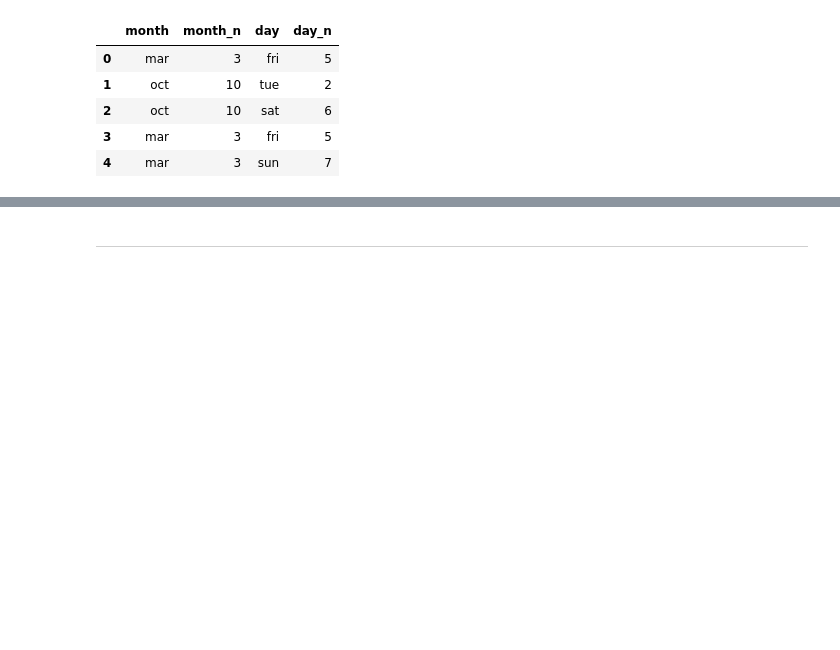
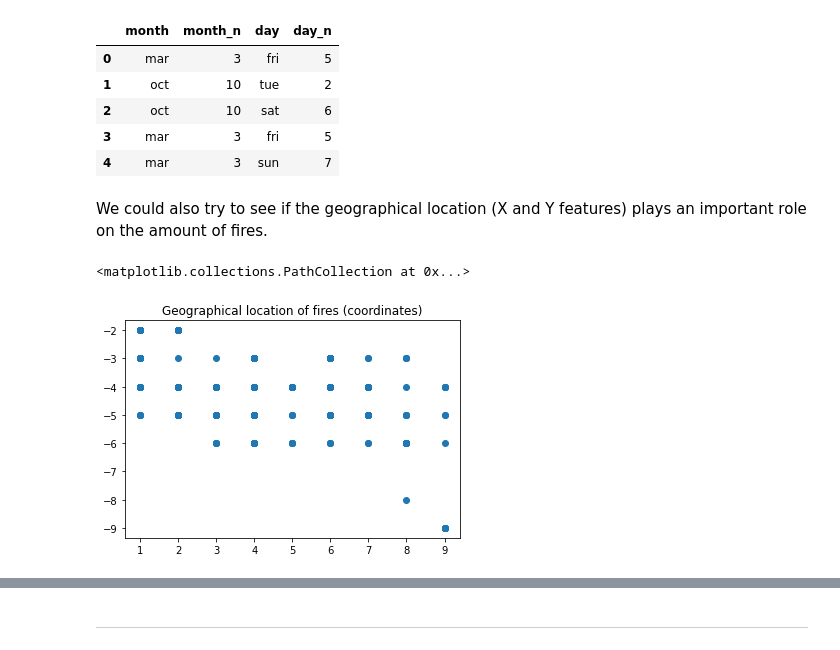
Before and after one commit to alex-fddz/forest-fires, a Jupyter notebook: project.ipynb, the cells around one changed output, grey strips where cells are left out. Drawn from its saved outputs; the diff is of its cells as text; code cells hidden in the pictures; blank space fills up the shorter version.

```diff
--- a/project.ipynb
+++ b/project.ipynb
@@ -259,3 +261,11 @@ df[['month', 'month_n', 'day', 'day_n']].head()
 | 2 | oct | 10 | sat | 6 |
 | 3 | mar | 3 | fri | 5 |
 | 4 | mar | 3 | sun | 7 |
+# %% [markdown]
+We could also try to see if the geographical location (X and Y features) plays an important role on the amount of fires.
+# %%
+plt.title('Geographical location of fires (coordinates)')
+plt.scatter(df['X'], -df['Y'])
+# %% [output]
+<matplotlib.collections.PathCollection at 0x...>
+[figure, added]
```
Also changed, not shown: parts of 16 cells of this notebook.
